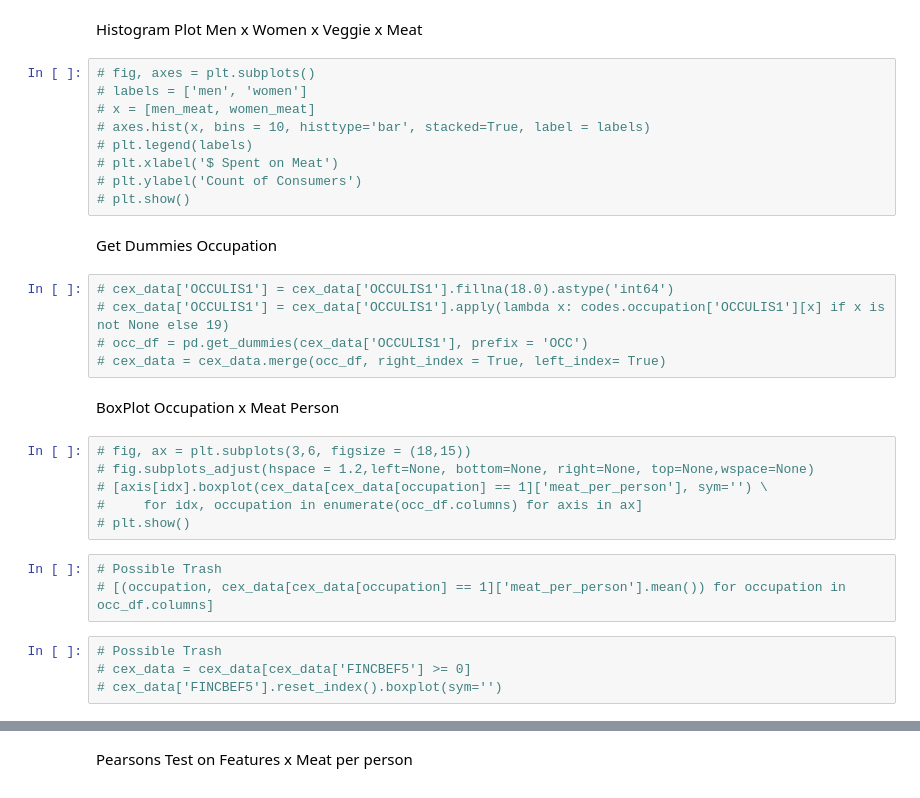
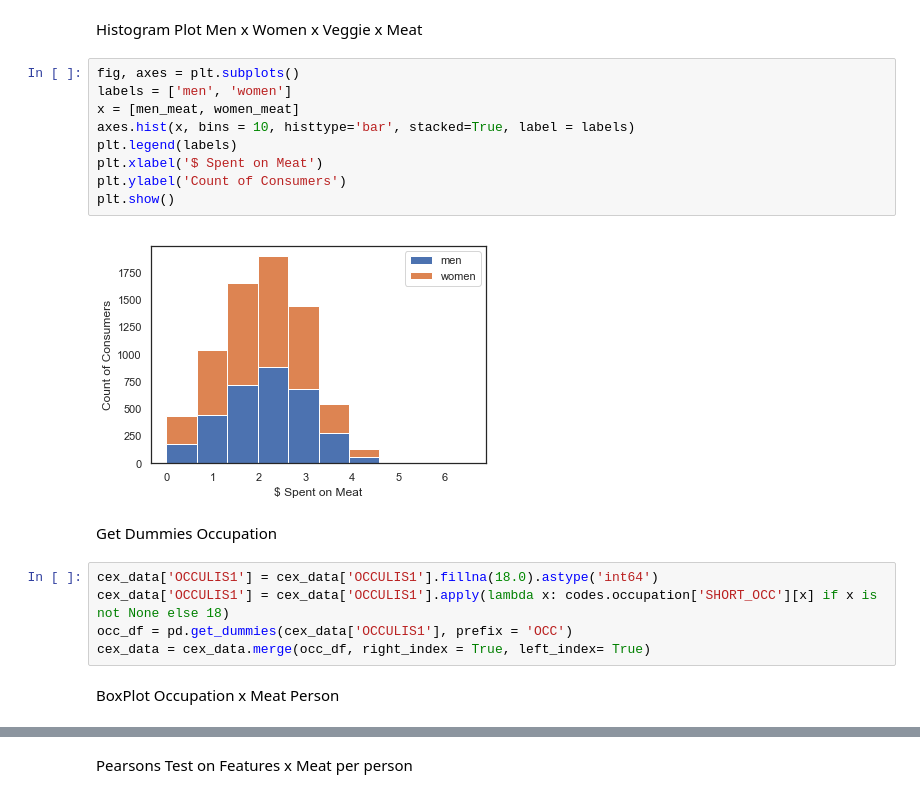
Before and after one commit to Jwdaniel34/Into_the_soyverse, a Jupyter notebook: Expenditure.ipynb, the cells around one changed output, grey strips where cells are left out. Cells and saved outputs as stored; diff of their text form.

```diff
--- a/Expenditure.ipynb
+++ b/Expenditure.ipynb
@@ -179,33 +178,22 @@ Plot Men x Women veggie x Meat
 # %% [markdown]
 Histogram Plot Men x Women x Veggie x Meat
 # %%
-# fig, axes = plt.subplots()
-# labels = ['men', 'women']
-# x = [men_meat, women_meat]
-# axes.hist(x, bins = 10, histtype='bar', stacked=True, label = labels)
-# plt.legend(labels)
-# plt.xlabel('$ Spent on Meat')
-# plt.ylabel('Count of Consumers')
-# plt.show()
+fig, axes = plt.subplots()
+labels = ['men', 'women']
+x = [men_meat, women_meat]
+axes.hist(x, bins = 10, histtype='bar', stacked=True, label = labels)
+plt.legend(labels)
+plt.xlabel('$ Spent on Meat')
+plt.ylabel('Count of Consumers')
+plt.show()
+# %% [output]
+[figure, added]
 # %% [markdown]
 Get Dummies Occupation
 # %%
-# cex_data['OCCULIS1'] = cex_data['OCCULIS1'].fillna(18.0).astype('int64')
-# cex_data['OCCULIS1'] = cex_data['OCCULIS1'].apply(lambda x: codes.occupation['OCCULIS1'][x] if x is not None else 19)
-# occ_df = pd.get_dummies(cex_data['OCCULIS1'], prefix = 'OCC')
-# cex_data = cex_data.merge(occ_df, right_index = True, left_index= True)
+cex_data['OCCULIS1'] = cex_data['OCCULIS1'].fillna(18.0).astype('int64')
+cex_data['OCCULIS1'] = cex_data['OCCULIS1'].apply(lambda x: codes.occupation['SHORT_OCC'][x] if x is not None else 18)
+occ_df = pd.get_dummies(cex_data['OCCULIS1'], prefix = 'OCC')
+cex_data = cex_data.merge(occ_df, right_index = True, left_index= True)
 # %% [markdown]
 BoxPlot Occupation x Meat Person
-# %%
-# fig, ax = plt.subplots(3,6, figsize = (18,15))
-# fig.subplots_adjust(hspace = 1.2,left=None, bottom=None, right=None, top=None,wspace=None)
-# [axis[idx].boxplot(cex_data[cex_data[occupation] == 1]['meat_per_person'], sym='') \
-#     for idx, occupation in enumerate(occ_df.columns) for axis in ax]
-# plt.show()
-# %%
-# Possible Trash
-# [(occupation, cex_data[cex_data[occupation] == 1]['meat_per_person'].mean()) for occupation in occ_df.columns]
-# %%
-# Possible Trash
-# cex_data = cex_data[cex_data['FINCBEF5'] >= 0]
-# cex_data['FINCBEF5'].reset_index().boxplot(sym='')
```
Also changed, not shown: parts of 30 cells of this notebook, 1 other file.
